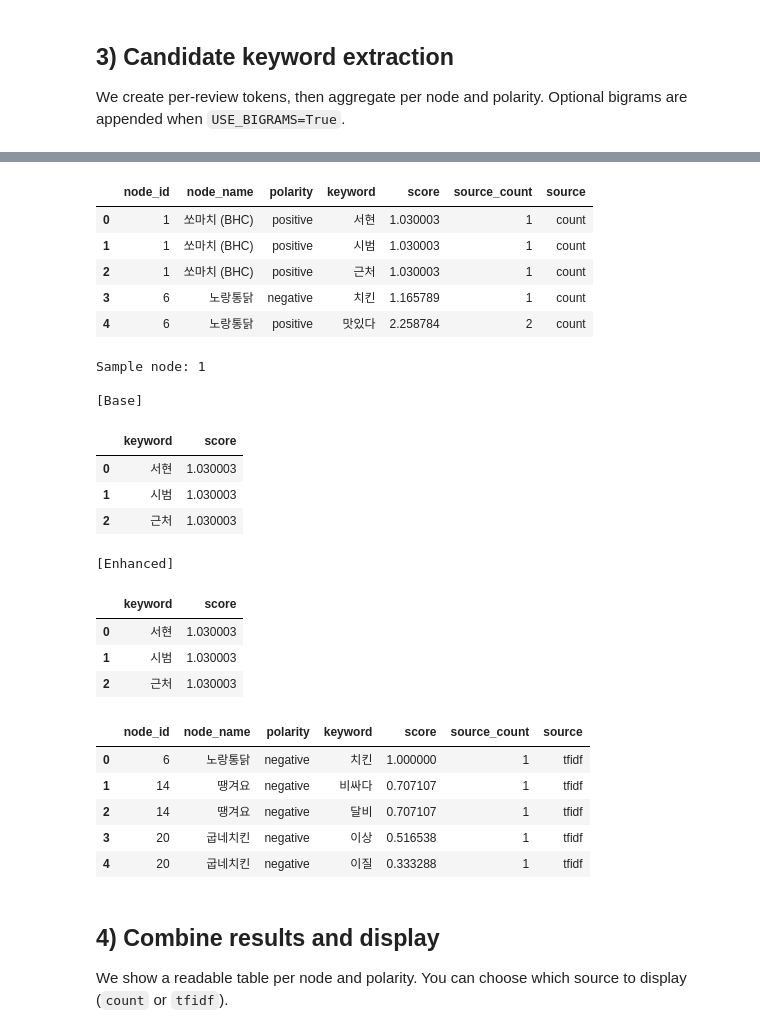
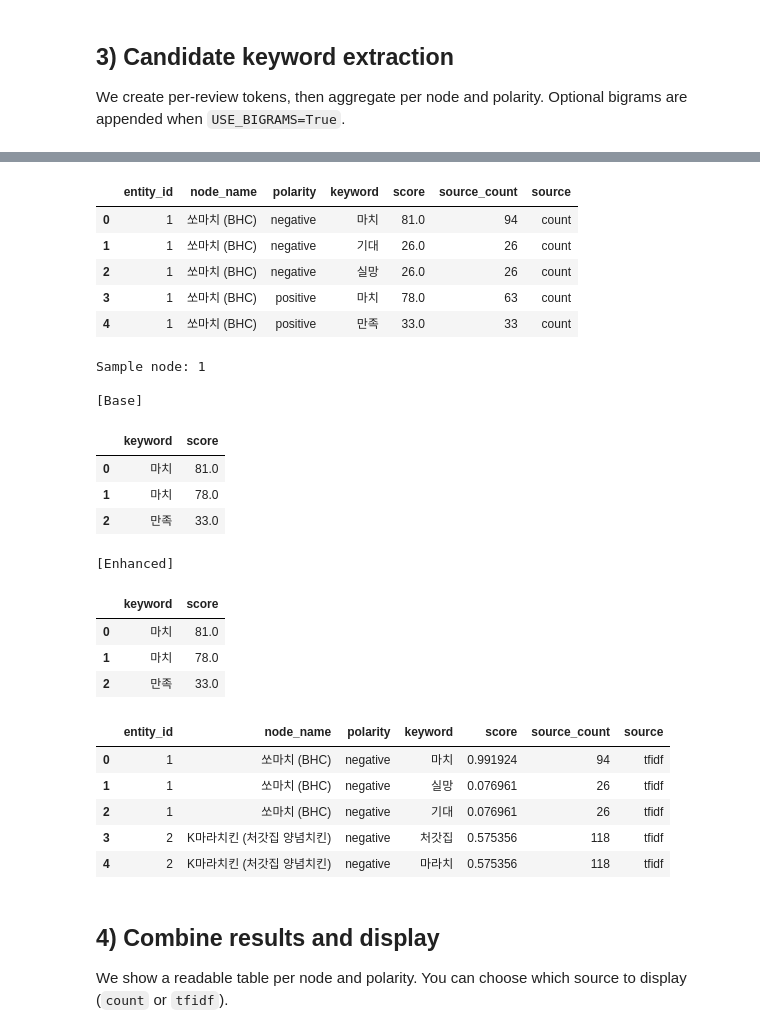
Before and after one commit to lbk209/entity-driven, a Jupyter notebook: analysis/node_keyword_extraction.ipynb, the cells around one changed output, grey strips where cells are left out. Saved outputs shown, nothing was run; the diff lists cells and outputs as text; code cells hidden in the pictures.

```diff
--- a/analysis/node_keyword_extraction.ipynb
+++ b/analysis/node_keyword_extraction.ipynb
@@ -28,7 +28,9 @@ from collections import Counter
 import pandas as pd
 # %%
 # ---- Config ----
-DB_PATH = Path("../data/app.sqlite")
+#DB_PATH = Path("../data/app.sqlite")
+DB_PATH = Path("../data/app_simulated.sqlite")
+
 MECAB_PATH = "/usr/lib/x86_64-linux-gnu/mecab/dic/mecab-ko-dic"
 
 # Sentiment filtering
@@ -369,7 +371,7 @@ processed.head()
 
 def keyword_counts(df, top_n=TOP_N):
     results = []
-    for (node_id, node_name, polarity), group in df.groupby(["node_id", "node_name", "polarity"], dropna=False):
+    for (entity_id, node_name, polarity), group in df.groupby(["entity_id", "node_name", "polarity"], dropna=False):
         counter = Counter()
         source_counter = Counter()
         for toks, w in zip(group["tokens"], group["weight"]):
@@ -381,7 +383,7 @@ def keyword_counts(df, top_n=TOP_N):
             counter.update({t: w for t in toks})
         for token, score in counter.most_common(top_n):
             results.append({
-                "node_id": node_id,
+                "entity_id": entity_id,
                 "node_name": node_name,
                 "polarity": polarity,
                 "keyword": token,
@@ -394,12 +396,12 @@ def keyword_counts(df, top_n=TOP_N):
 count_df = keyword_counts(processed)
 count_df.head()
 # %% [output]
-|  | node_id | node_name | polarity | keyword | score | source_count | source |
-| 0 | 1 | 쏘마치 (BHC) | positive | 서현 | 1.030003 | 1 | count |
-| 1 | 1 | 쏘마치 (BHC) | positive | 시범 | 1.030003 | 1 | count |
-| 2 | 1 | 쏘마치 (BHC) | positive | 근처 | 1.030003 | 1 | count |
-| 3 | 6 | 노랑통닭 | negative | 치킨 | 1.165789 | 1 | count |
-| 4 | 6 | 노랑통닭 | positive | 맛있다 | 2.258784 | 2 | count |
+|  | entity_id | node_name | polarity | keyword | score | source_count | source |
+| 0 | 1 | 쏘마치 (BHC) | negative | 마치 | 81.0 | 94 | count |
+| 1 | 1 | 쏘마치 (BHC) | negative | 기대 | 26.0 | 26 | count |
+| 2 | 1 | 쏘마치 (BHC) | negative | 실망 | 26.0 | 26 | count |
+| 3 | 1 | 쏘마치 (BHC) | positive | 마치 | 78.0 | 63 | count |
+| 4 | 1 | 쏘마치 (BHC) | positive | 만족 | 33.0 | 33 | count |
 # %%
 # ---- Comparison: base vs enhanced keywords (count) ----
 base_processed = preprocess_reviews(
@@ -420,15 +422,15 @@ enhanced_processed = preprocess_reviews(
 )
 enhanced_counts = keyword_counts(enhanced_processed)
 
-sample_node = enhanced_counts["node_id"].dropna().iloc[0] if not enhanced_counts.empty else None
+sample_node = enhanced_counts["entity_id"].dropna().iloc[0] if not enhanced_counts.empty else None
 if sample_node is not None:
     print("Sample node:", sample_node)
     print("\n[Base]")
-    display(base_counts[base_counts["node_id"] == sample_node]
+    display(base_counts[base_counts["entity_id"] == sample_node]
             .sort_values("score", ascending=False).head(TOP_N)
             [["keyword", "score"]].reset_index(drop=True))
     print("\n[Enhanced]")
-    display(enhanced_counts[enhanced_counts["node_id"] == sample_node]
+    display(enhanced_counts[enhanced_counts["entity_id"] == sample_node]
             .sort_values("score", ascending=False).head(TOP_N)
             [["keyword", "score"]].reset_index(drop=True))
 # %% [output]
@@ -436,14 +438,14 @@ Sample node: 1
 
 [Base]
 |  | keyword | score |
-| 0 | 서현 | 1.030003 |
-| 1 | 시범 | 1.030003 |
-| 2 | 근처 | 1.030003 |
+| 0 | 마치 | 81.0 |
+| 1 | 마치 | 78.0 |
+| 2 | 만족 | 33.0 |
 [Enhanced]
 |  | keyword | score |
-| 0 | 서현 | 1.030003 |
-| 1 | 시범 | 1.030003 |
-| 2 | 근처 | 1.030003 |
+| 0 | 마치 | 81.0 |
+| 1 | 마치 | 78.0 |
+| 2 | 만족 | 33.0 |
 # %%
 # ---- Optional TF-IDF per node (per polarity) ----
 if USE_TFIDF:
@@ -457,8 +459,8 @@ if USE_TFIDF:
             node_keys = []
             node_token_sources = []
 
-            for (node_id, node_name), ngroup in pgroup.groupby(["node_id", "node_name"], dropna=False):
-                node_keys.append((node_id, node_name))
+            for (entity_id, node_name), ngroup in pgroup.groupby(["entity_id", "node_name"], dropna=False):
+                node_keys.append((entity_id, node_name))
                 docs.append(" ".join(ngroup["tokens_joined"].tolist()))
 
                 # source count per token (reviews containing the token)
@@ -473,41 +475,41 @@ if USE_TFIDF:
             vectorizer = TfidfVectorizer(token_pattern=r"[^ ]+", lowercase=False)
             tfidf = vectorizer.fit_transform(docs)
             vocab = vectorizer.get_feature_names_out()
 
-            for i, (node_id, node_name) in enumerate(node_keys):
+            for i, (entity_id, node_name) in enumerate(node_keys):
                 row = tfidf.getrow(i)
                 if row.nnz == 0:
                     continue
                 top_idx = row.toarray().ravel().argsort()[-top_n:][::-1]
                 for idx in top_idx:
                     score = row[0, idx]
                     if score <= 0:
                         continue
                     token = vocab[idx]
                     results.append({
-                        "node_id": node_id,
+                        "entity_id": entity_id,
                         "node_name": node_name,
                         "polarity": polarity,
                         "keyword": token,
                         "score": float(score),
                         "source_count": int(node_token_sources[i].get(token, 0)),
                         "source": "tfidf",
                     })
 
         return pd.DataFrame(results)
 
     tfidf_df = keyword_tfidf(processed)
 else:
     tfidf_df = pd.DataFrame()
 
 (tfidf_df.head() if not tfidf_df.empty else tfidf_df)
 # %% [output]
-|  | node_id | node_name | polarity | keyword | score | source_count | source |
-| 0 | 6 | 노랑통닭 | negative | 치킨 | 1.000000 | 1 | tfidf |
-| 1 | 14 | 땡겨요 | negative | 비싸다 | 0.707107 | 1 | tfidf |
-| 2 | 14 | 땡겨요 | negative | 달비 | 0.707107 | 1 | tfidf |
-| 3 | 20 | 굽네치킨 | negative | 이상 | 0.516538 | 1 | tfidf |
-| 4 | 20 | 굽네치킨 | negative | 이질 | 0.333288 | 1 | tfidf |
+|  | entity_id | node_name | polarity | keyword | score | source_count | source |
+| 0 | 1 | 쏘마치 (BHC) | negative | 마치 | 0.991924 | 94 | tfidf |
+| 1 | 1 | 쏘마치 (BHC) | negative | 실망 | 0.076961 | 26 | tfidf |
+| 2 | 1 | 쏘마치 (BHC) | negative | 기대 | 0.076961 | 26 | tfidf |
+| 3 | 2 | K마라치킨 (처갓집 양념치킨) | negative | 처갓집 | 0.575356 | 118 | tfidf |
+| 4 | 2 | K마라치킨 (처갓집 양념치킨) | negative | 마라치 | 0.575356 | 118 | tfidf |
 # %% [markdown]
 ## 4) Combine results and display
 
```
Also changed, not shown: parts of 10 cells of this notebook, 12 other files.
